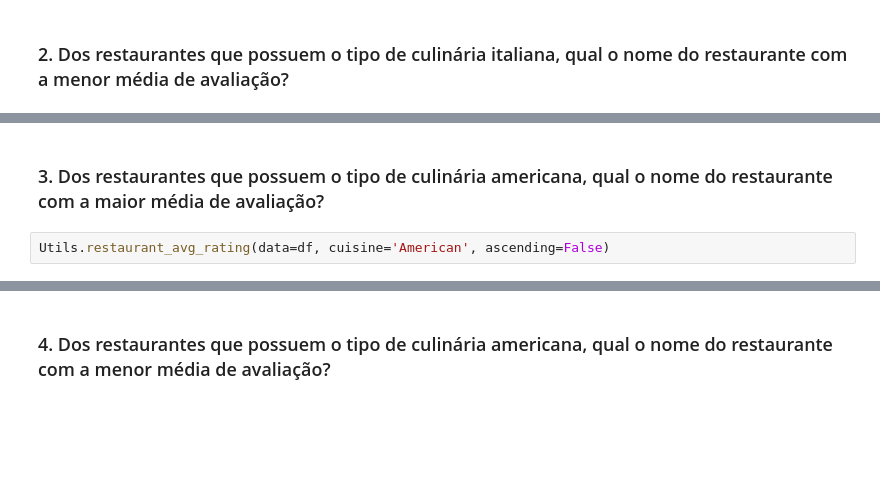
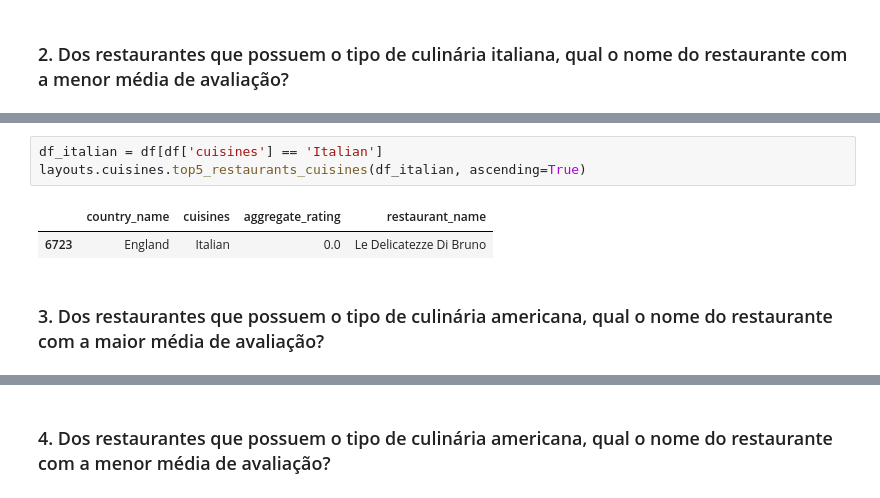
Before and after one commit to marcos-ale-fonseca/cds_ftc_projeto_aluno, a Jupyter notebook: notebooks/ProjetoDoAluno.ipynb, the cells around one changed output, grey strips where cells are left out. Drawn from its saved outputs; the diff is of its cells as text; blank space fills up the shorter version.

```diff
--- a/notebooks/ProjetoDoAluno.ipynb
+++ b/notebooks/ProjetoDoAluno.ipynb
@@ -394,4 +433,8 @@ Utils.restaurant_avg_rating(data=df, cuisine='Italian', ascending=True)
+# %%
+df_italian = df[df['cuisines'] == 'Italian']
+layouts.cuisines.top5_restaurants_cuisines(df_italian, ascending=True)
+# %% [output]
+|  | country_name | cuisines | aggregate_rating | restaurant_name |
+| 6723 | England | Italian | 0.0 | Le Delicatezze Di Bruno |
 # %% [markdown]
 ### 3. Dos restaurantes que possuem o tipo de culinária americana, qual o nome do restaurante com a maior média de avaliação?
-# %%
-Utils.restaurant_avg_rating(data=df, cuisine='American', ascending=False)
```
Also changed, not shown: parts of 54 cells of this notebook, 3 other files.
